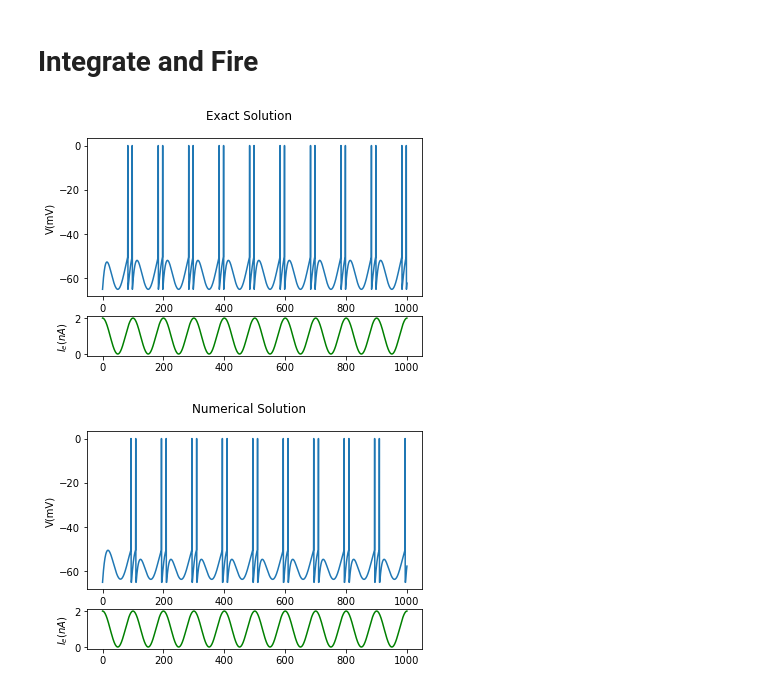
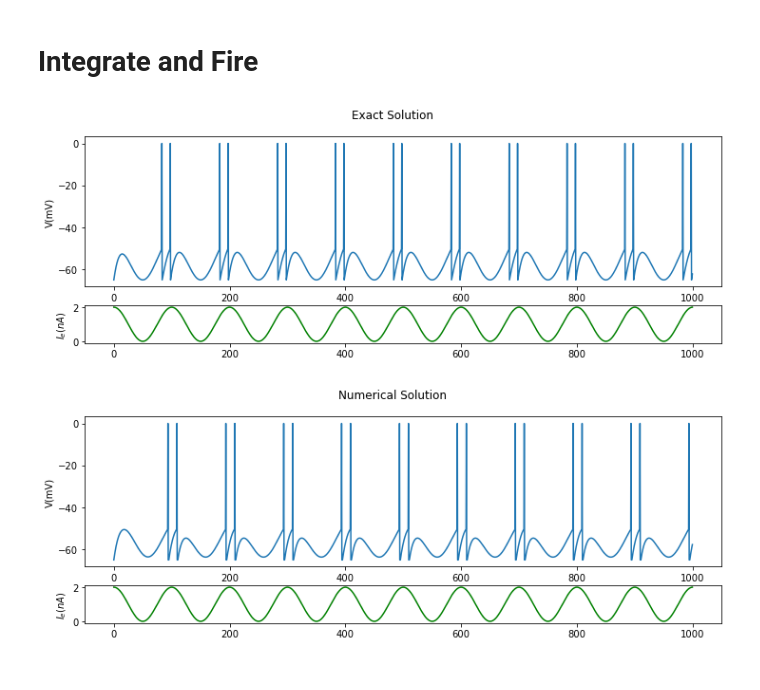
Before and after one commit to john-s-butler-dit/Decision-Making-Models, a Jupyter notebook: Wong2002/Integrate and Fire.ipynb, the cells around one changed output. Drawn from its saved outputs; the diff is of its cells as text; code cells hidden in the pictures.

```diff
--- a/Wong2002/Integrate and Fire.ipynb
+++ b/Wong2002/Integrate and Fire.ipynb
@@ -35,18 +35,18 @@ for i in range(0,len(time)):
         V_exact[i]=V_reset
         t_isi=time[i]
 # %%
-fig = plt.figure(figsize=(6,4))
+fig = plt.figure(figsize=(12,4))
 gs = gridspec.GridSpec(2, 1,  height_ratios=[4, 1])
 plt.subplot(gs[0])
 plt.plot(time,V_exact)
 plt.ylabel('V(mV)')
 plt.subplot(gs[1])
 plt.ylabel(r'$I_e(nA)$')
 plt.plot(time, I_syn,'g')
 plt.suptitle('Exact Solution')
 plt.show()
 # %% [output]
-[figure, old version]
+[figure, new version]
 # %%
 # LIF parameters
 Vm=V_reset*np.ones(len(time))
@@ -60,7 +60,7 @@ for i,t in enumerate(time):
             Vm[i]=V_reset
             t_rest=t+tau_ref
 # %%
-fig = plt.figure(figsize=(6,4))
+fig = plt.figure(figsize=(12,4))
 gs = gridspec.GridSpec(2, 1,  height_ratios=[4, 1])
 
 
@@ -76,7 +76,7 @@ plt.suptitle('Numerical Solution')
 
 plt.show()
 # %% [output]
-[figure, old version]
+[figure, new version]
 # %%
 ipd.Audio(Vm, rate=1000/dt)
 # %% [output]
```
Also changed, not shown: 9 other files.
